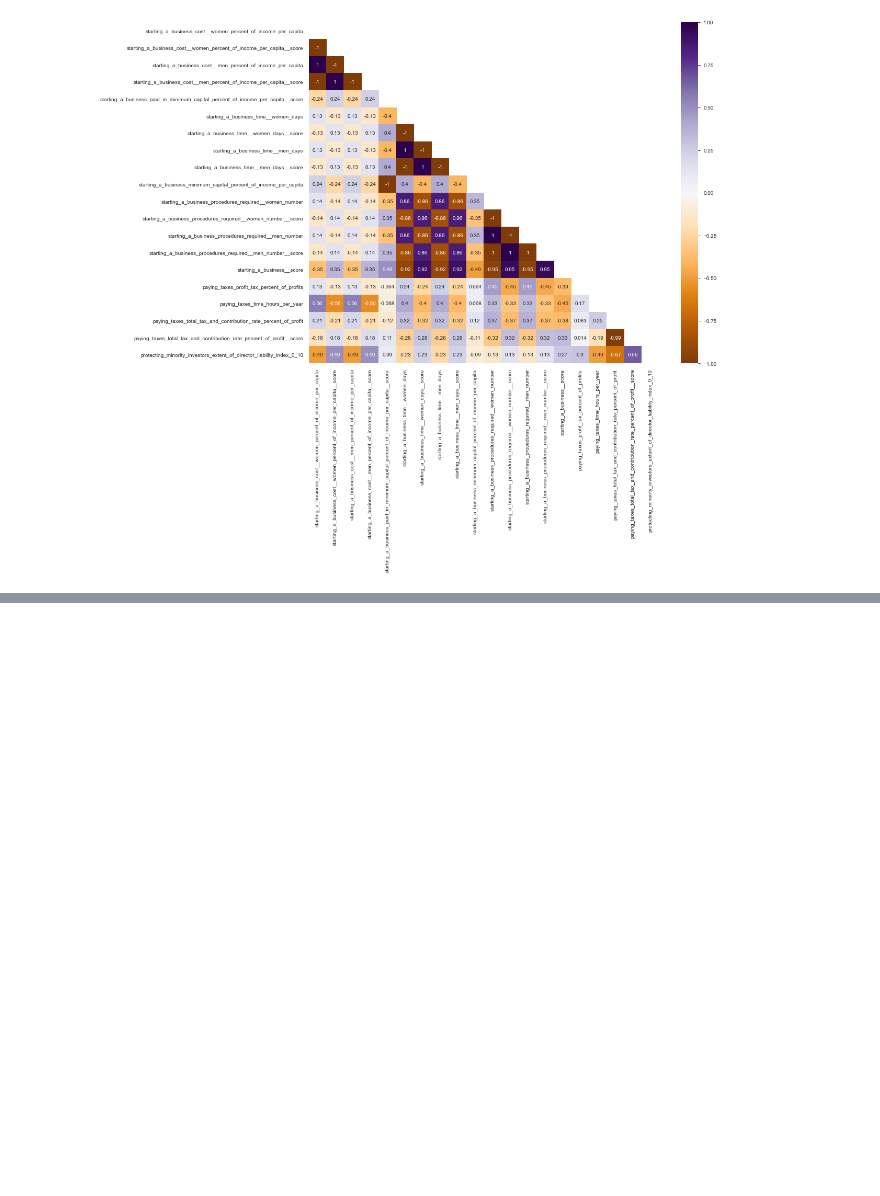
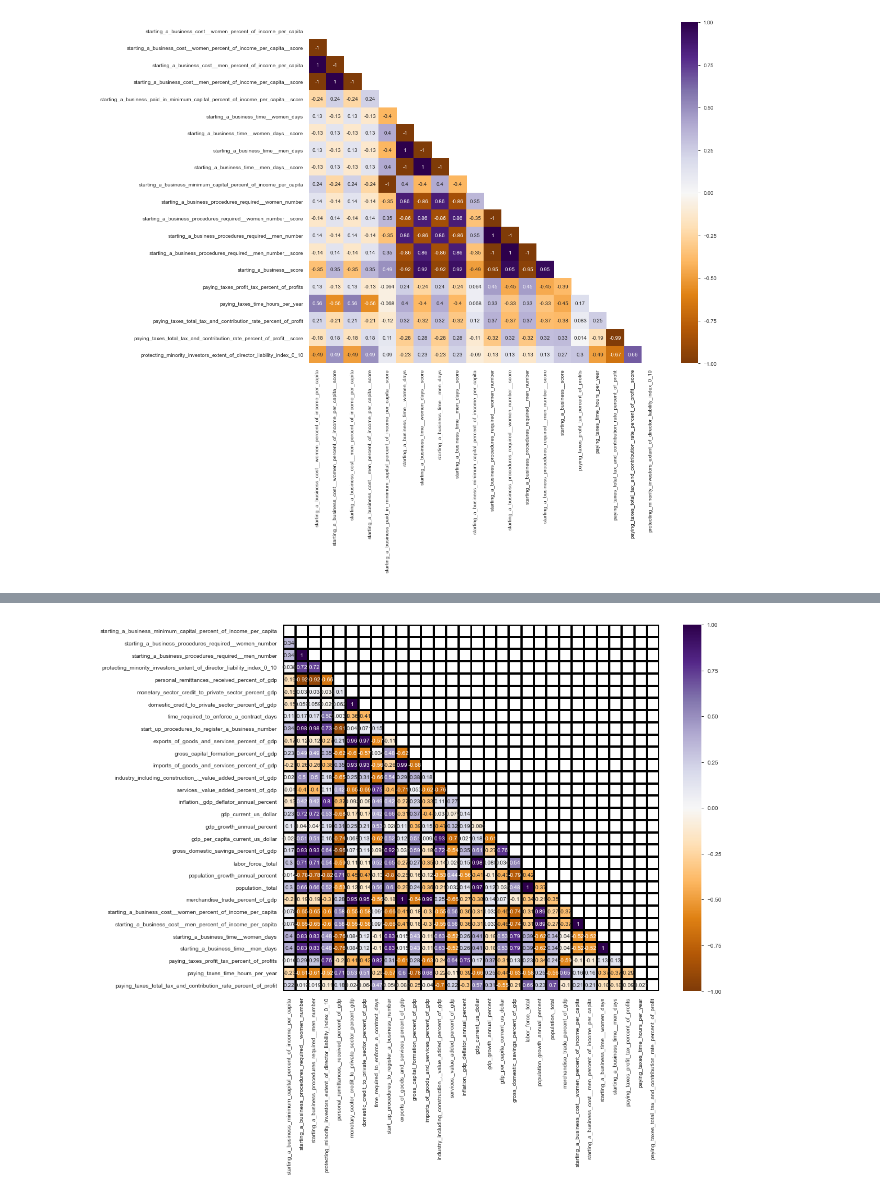
Before and after one commit to anshul2181981/DataScience, a Jupyter notebook: analyze_financial_inclusion_data.ipynb, the cells around one changed output, grey strips where cells are left out. Cells and saved outputs as stored; diff of their text form; code cells hidden in the pictures; blank space fills up the shorter version.

```diff
--- a/analyze_financial_inclusion_data.ipynb
+++ b/analyze_financial_inclusion_data.ipynb
@@ -111,3 +111,11 @@ sn.heatmap(data=corr_matrix, annot=True, cmap='PuOr',ax=ax, mask=mask)
 plt.show()
 # %% [output]
 [figure]
+# %%
+file_name = input("Please enter the file you wish to analyze")
+#file_name = 'World Bank data 7 July MSC R4 countries.xlsx' # This file has been taken from the World Bank site
+read_sheet = input(f"Enter the sheet name to be read from the workbook {file_name}: ")
+
+path = folder+'/'+file_name
+
+df_for_analysis = pd.read_excel(path)
@@ -113,0 +135,2 @@ plt.show()
+# %%
+df_for_analysis_cleaned = klib.data_cleaning(df_for_analysis)
@@ -113,0 +139,4 @@ plt.show()
+# %%
+df_for_analysis_cleaned = df_for_analysis_cleaned.drop([x for x in df_for_analysis_cleaned if x.endswith('_score')], 1)
+#df_for_analysis_cleaned.info()
+#df_for_analysis_cleaned.describe()
@@ -113,0 +156,20 @@ plt.show()
+# %%
+df_for_corr_matrix = df_for_analysis_cleaned.drop(columns='year') # year values could have distorted the corr matrix, so let's remove it
+corr_matrix = df_for_corr_matrix.corr()
+# NOTE: We don't need to normalize the values in this case as there is no particular outlier column wrt values
+# However, we need to convert the many string column types of the dataframe to strengthen our correlation matrix.
+# We'll do the above conversion later and also normalize the data to be sure that the resulting data is fine for correlation
+
+# we want to show only bottom half of correlation matrix as the upper half is redundant to it
+mask = np.zeros(corr_matrix.shape, dtype=bool)
+mask[np.triu_indices(len(mask))] = True
+
+fig, ax = plt.subplots(figsize=(15,12))         # Sample figsize in inches
+
+svm = sn.heatmap(data=corr_matrix, annot=True, cmap='PuOr',ax=ax, mask=mask,fmt='.2g', vmin=-1, vmax=1, center=0,linewidths=3, linecolor='black')
+plt.show()
+
+figure = svm.get_figure()
+figure.savefig("Non-normalized_correlation.jpg", dpi=400)
+# %% [output]
+[figure, added]
```
Also changed, not shown: parts of 8 cells of this notebook.
